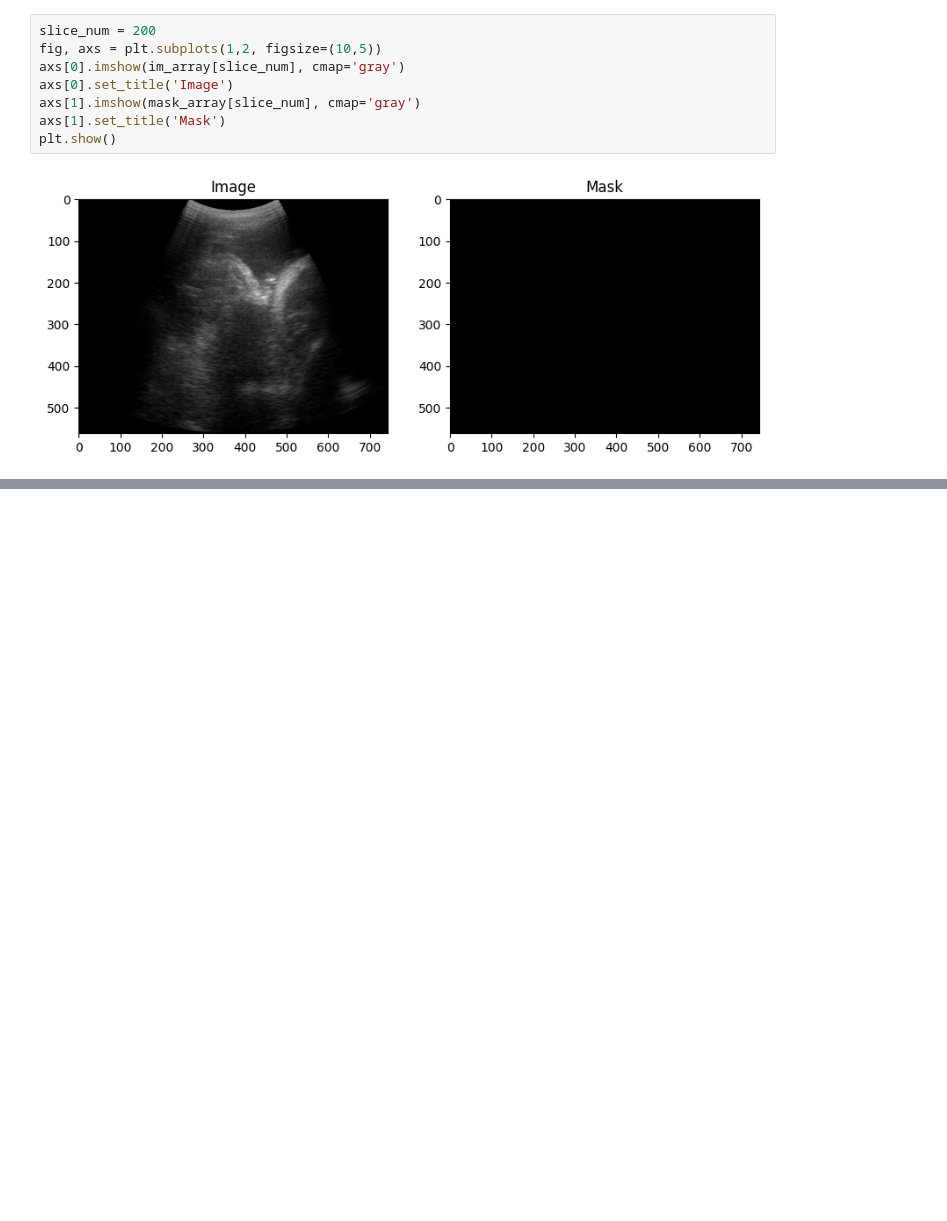
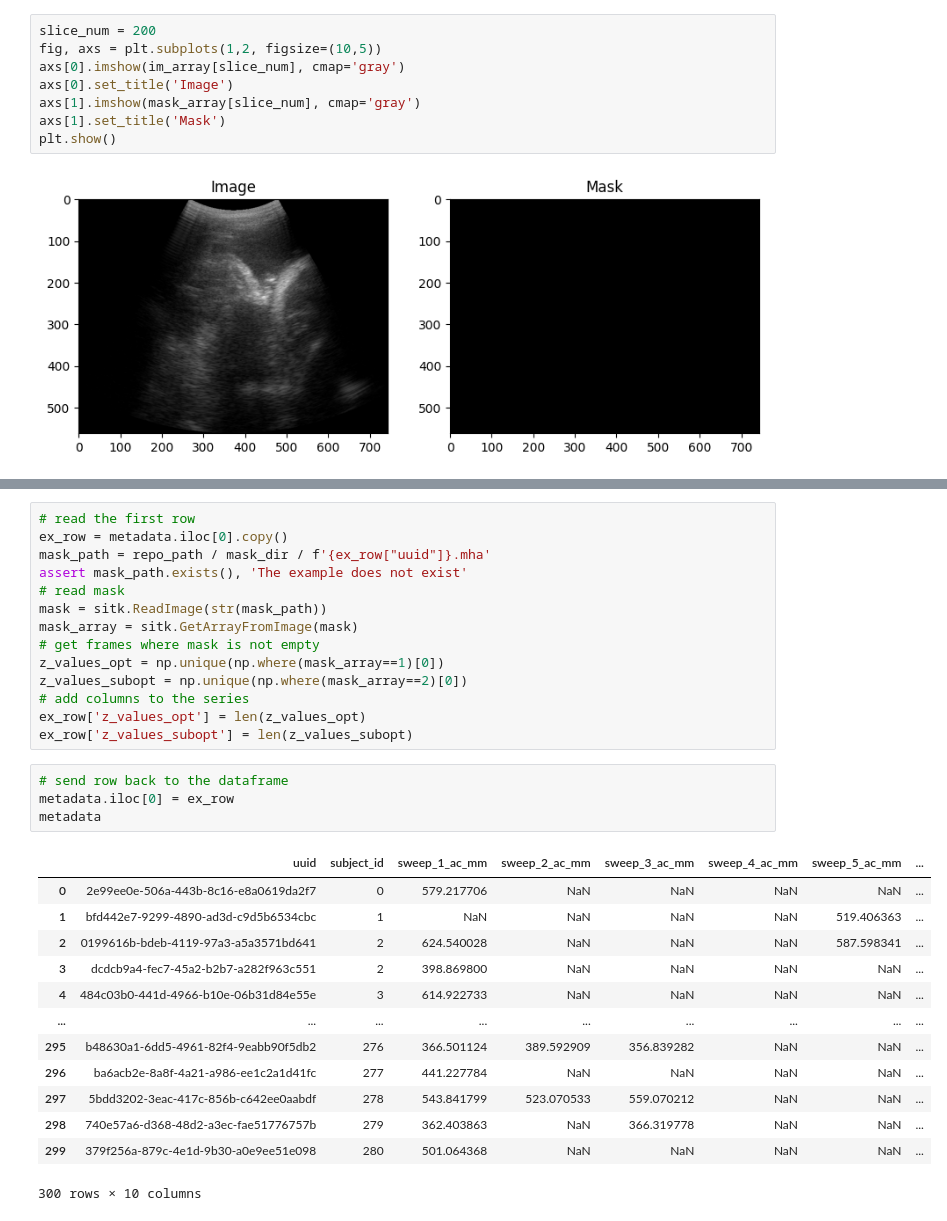
Before and after one commit to VICTORIA-project/ACUSLIC_chal, a Jupyter notebook: data_analysis/visualisation.ipynb, the cells around one changed output, grey strips where cells are left out. Saved outputs shown, nothing was run; the diff lists cells and outputs as text; blank space fills up the shorter version.

Commit message:
counting plane frames

```diff
--- a/data_analysis/visualisation.ipynb
+++ b/data_analysis/visualisation.ipynb
@@ -81,0 +110,32 @@ plt.show()
+# %%
+# read the first row
+ex_row = metadata.iloc[0].copy()
+mask_path = repo_path / mask_dir / f'{ex_row["uuid"]}.mha'
+assert mask_path.exists(), 'The example does not exist'
+# read mask
+mask = sitk.ReadImage(str(mask_path))
+mask_array = sitk.GetArrayFromImage(mask)
+# get frames where mask is not empty
+z_values_opt = np.unique(np.where(mask_array==1)[0])
+z_values_subopt = np.unique(np.where(mask_array==2)[0])
+# add columns to the series
+ex_row['z_values_opt'] = len(z_values_opt)
+ex_row['z_values_subopt'] = len(z_values_subopt)
+# %%
+# send row back to the dataframe
+metadata.iloc[0] = ex_row
+metadata
+# %% [output]
+|  | uuid | subject_id | sweep_1_ac_mm | sweep_2_ac_mm | sweep_3_ac_mm | sweep_4_ac_mm | sweep_5_ac_mm | ... |
+| 0 | 2e99ee0e-506a-443b-8c16-e8a0619da2f7 | 0 | 579.217706 | NaN | NaN | NaN | NaN | ... |
+| 1 | bfd442e7-9299-4890-ad3d-c9d5b6534cbc | 1 | NaN | NaN | NaN | NaN | 519.406363 | ... |
+| 2 | 0199616b-bdeb-4119-97a3-a5a3571bd641 | 2 | 624.540028 | NaN | NaN | NaN | 587.598341 | ... |
+| 3 | dcdcb9a4-fec7-45a2-b2b7-a282f963c551 | 2 | 398.869800 | NaN | NaN | NaN | NaN | ... |
+| 4 | 484c03b0-441d-4966-b10e-06b31d84e55e | 3 | 614.922733 | NaN | NaN | NaN | NaN | ... |
+| ... | ... | ... | ... | ... | ... | ... | ... | ... |
+| 295 | b48630a1-6dd5-4961-82f4-9eabb90f5db2 | 276 | 366.501124 | 389.592909 | 356.839282 | NaN | NaN | ... |
+| 296 | ba6acb2e-8a8f-4a21-a986-ee1c2a1d41fc | 277 | 441.227784 | NaN | NaN | NaN | NaN | ... |
+| 297 | 5bdd3202-3eac-417c-856b-c642ee0aabdf | 278 | 543.841799 | 523.070533 | 559.070212 | NaN | NaN | ... |
+| 298 | 740e57a6-d368-48d2-a3ec-fae51776757b | 279 | 362.403863 | NaN | 366.319778 | NaN | NaN | ... |
+| 299 | 379f256a-879c-4e1d-9b30-a0e9ee51e098 | 280 | 501.064368 | NaN | NaN | NaN | NaN | ... |
+300 rows × 10 columns
```
Also changed, not shown: parts of 6 cells of this notebook, 2 other files.
